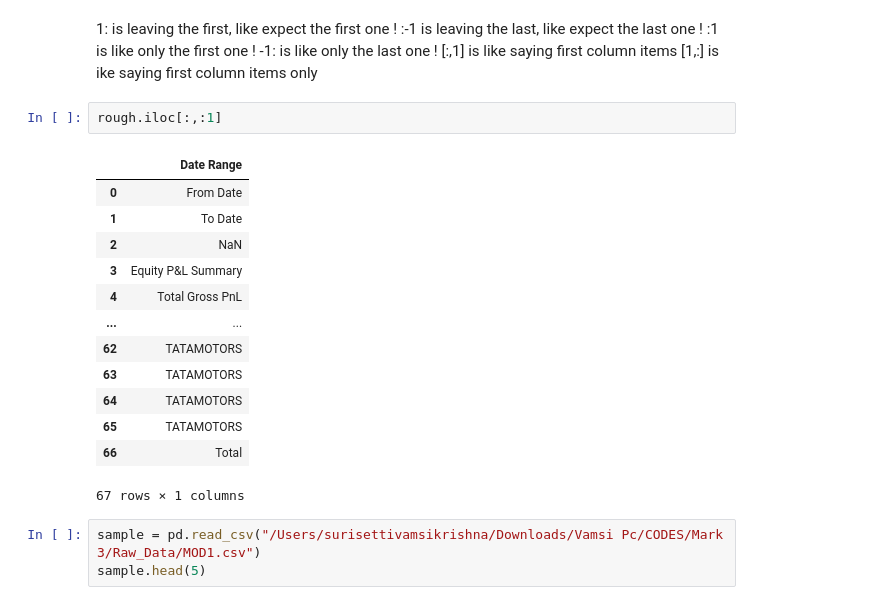
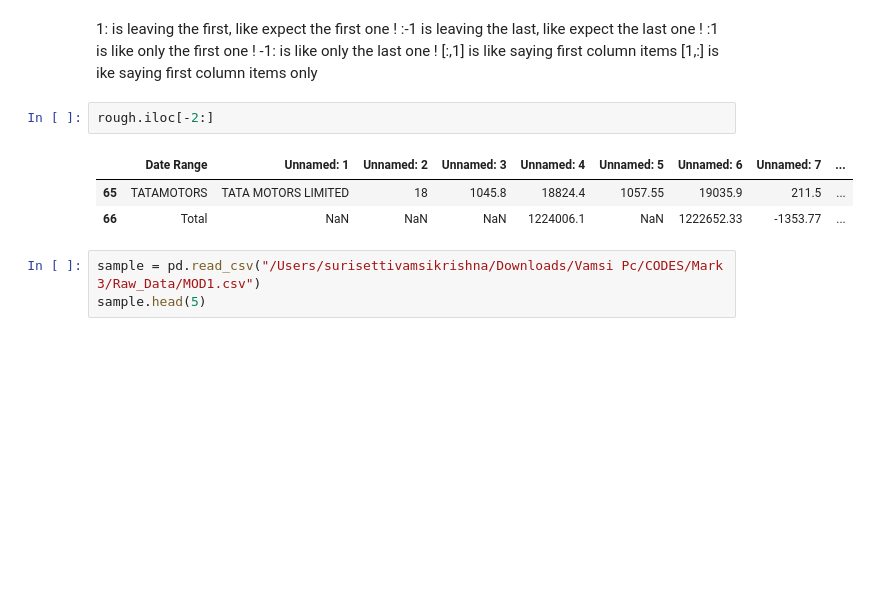
Before and after one commit to Vamsi-Krishna-24/My_Intraday_Analysis, a Jupyter notebook: DATA_Ops/Data_processing/rough.ipynb, the cells around one changed output. Cells and saved outputs as stored; diff of their text form; blank space fills up the shorter version.

```diff
--- a/DATA_Ops/Data_processing/rough.ipynb
+++ b/DATA_Ops/Data_processing/rough.ipynb
@@ -26,21 +26,11 @@ Index(['Date Range', 'Unnamed: 1', 'Unnamed: 2', 'Unnamed: 3', 'Unnamed: 4',
 [:,1] is like saying first column items
 [1,:] is ike saying first column items only
 # %%
-rough.iloc[:,:1]
+rough.iloc[-2:]
 # %% [output]
-|  | Date Range |
-| 0 | From Date |
-| 1 | To Date |
-| 2 | NaN |
-| 3 | Equity P&L Summary |
-| 4 | Total Gross PnL |
-| ... | ... |
-| 62 | TATAMOTORS |
-| 63 | TATAMOTORS |
-| 64 | TATAMOTORS |
-| 65 | TATAMOTORS |
-| 66 | Total |
+|  | Date Range | Unnamed: 1 | Unnamed: 2 | Unnamed: 3 | Unnamed: 4 | Unnamed: 5 | Unnamed: 6 | Unnamed: 7 | ... |
+| 65 | TATAMOTORS | TATA MOTORS LIMITED | 18 | 1045.8 | 18824.4 | 1057.55 | 19035.9 | 211.5 | ... |
+| 66 | Total | NaN | NaN | NaN | 1224006.1 | NaN | 1222652.33 | -1353.77 | ... |
-67 rows × 1 columns
 # %%
 sample = pd.read_csv("/Users/surisettivamsikrishna/Downloads/Vamsi Pc/CODES/Mark 3/Raw_Data/MOD1.csv")
 sample.head(5)
```
Also changed, not shown: 8 other files.
